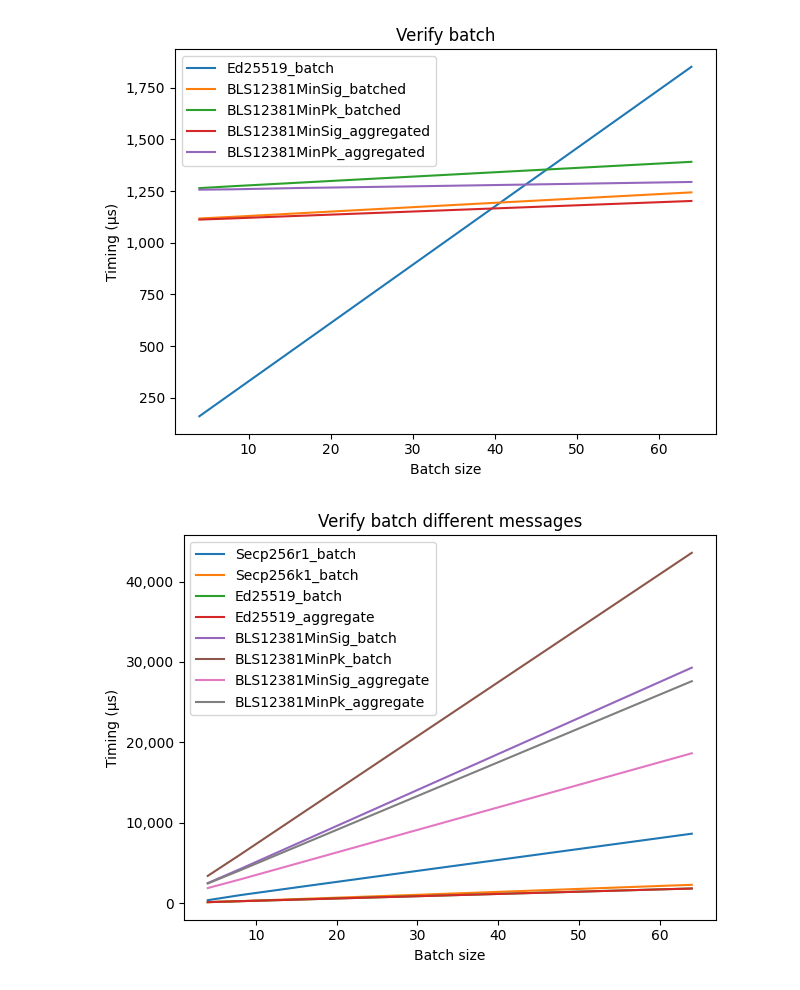
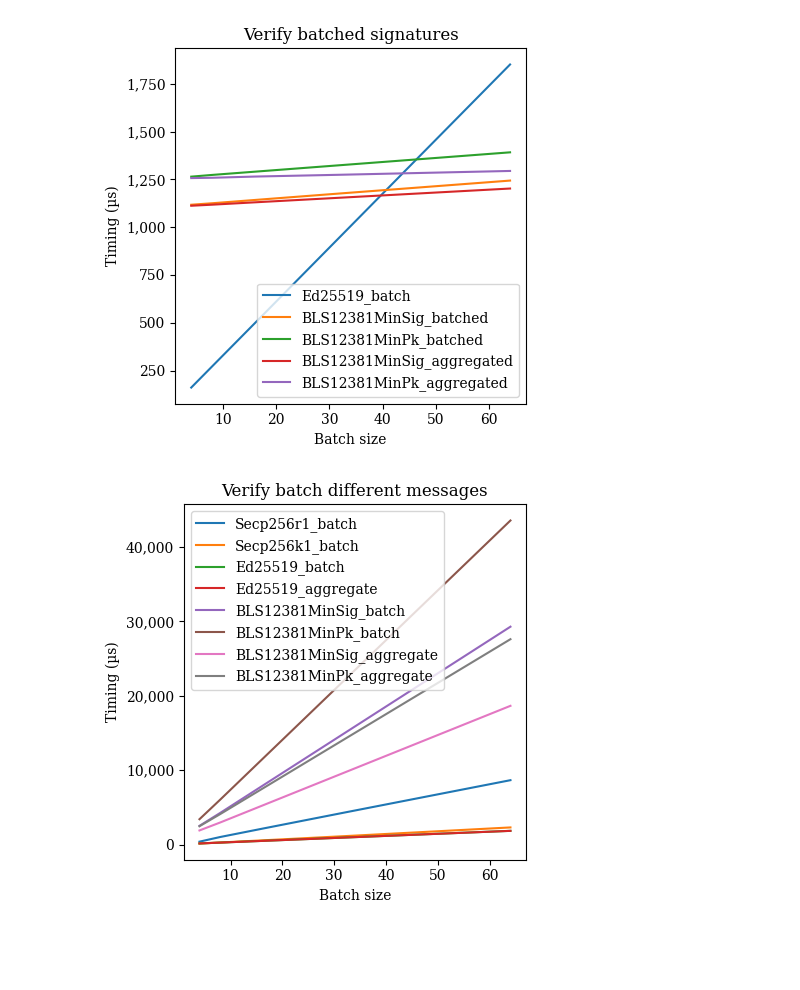
Before and after one commit to jonas-lj/fastcrypto-analyzer, a Jupyter notebook: notebook.ipynb, the cells around one changed output. Drawn from its saved outputs; the diff is of its cells as text; code cells hidden in the pictures; blank space fills up the shorter version.

```diff
--- a/notebook.ipynb
+++ b/notebook.ipynb
@@ -57,34 +76,34 @@ def get_series(group, scheme = ''):
 # %%
 # Plot batch verification
 group = "Verify batch"
 d = data[group]
 
-fig, ax = plt.subplots()
+fig, ax = plt.subplots(1, 1, figsize=(4.5, 4.5))
 
 for scheme in d:
     if scheme.startswith("Secp256"):
         continue
 
     x, y, lower_bound, upper_bound = get_series(group, scheme)
     ax.plot(x, y, label = scheme)
     #ax.fill_between(x, lower_bound, upper_bound)
 
-ax.set_title(group)
-ax.legend(loc='upper left')
+ax.set_title("Verify batched signatures")
+ax.legend(loc='lower right')
 ax.set_xlabel('Batch size')
 ax.set_ylabel('Timing (µs)')
 ax.yaxis.set_major_formatter(matplotlib.ticker.StrMethodFormatter('{x:,.0f}'))
 
 plt.tight_layout()
 plt.savefig("batch-" + short_commit + ".svg")
 # %% [output]
-[figure, old version]
+[figure, new version]
 # %%
 # Plot batch verification different messages
 group = "Verify batch different messages"
 d = data[group]
 
-fig, ax = plt.subplots()
+fig, ax = plt.subplots(1, 1, figsize=(4.5, 4.5))
 
 for scheme in d:
     x, y, lower_bound, upper_bound = get_series(group, scheme)
@@ -98,9 +117,9 @@ ax.set_ylabel('Timing (µs)')
 ax.yaxis.set_major_formatter(matplotlib.ticker.StrMethodFormatter('{x:,.0f}'))
 
 plt.tight_layout()
-plt.savefig("batch-" + short_commit + ".svg")
+plt.savefig("batchdif-" + short_commit + ".svg")
 # %% [output]
-[figure, old version]
+[figure, new version]
 # %%
 # Plot signing
 
```
Also changed, not shown: parts of 9 cells of this notebook.
